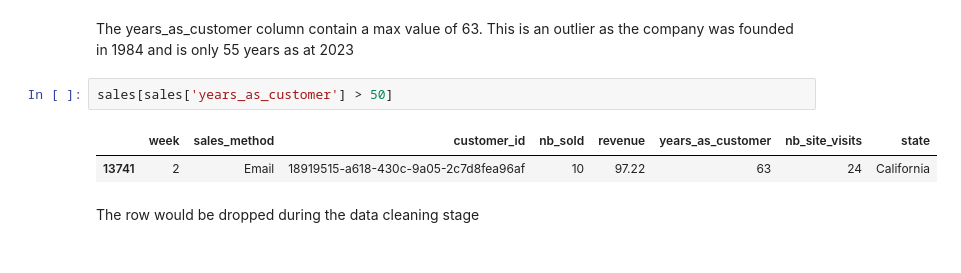
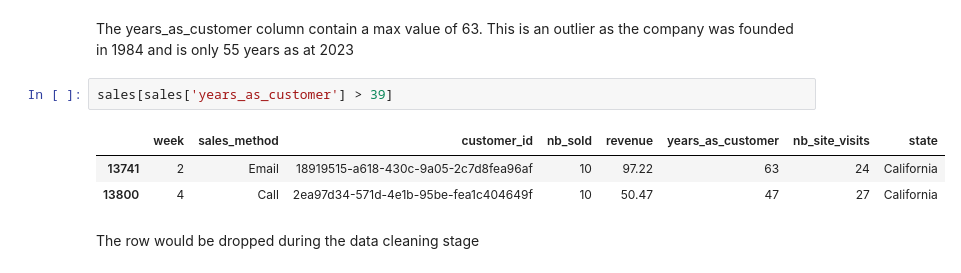
Before and after one commit to joshuaati/pens_and_printers_analysis, a Jupyter notebook: notebook_slides_2.ipynb, the cells around one changed output. Saved outputs shown, nothing was run; the diff lists cells and outputs as text.

```diff
--- a/notebook_slides_2.ipynb
+++ b/notebook_slides_2.ipynb
@@ -99,10 +99,11 @@ sales.describe()
 # %% [markdown]
 The years_as_customer column contain a max value of 63. This is an outlier as the company was founded in 1984 and is only 55 years as at 2023
 # %%
-sales[sales['years_as_customer'] > 50]
+sales[sales['years_as_customer'] > 39]
 # %% [output]
 |  | week | sales_method | customer_id | nb_sold | revenue | years_as_customer | nb_site_visits | state |
 | 13741 | 2 | Email | 18919515-a618-430c-9a05-2c7d8fea96af | 10 | 97.22 | 63 | 24 | California |
+| 13800 | 4 | Call | 2ea97d34-571d-4e1b-95be-fea1c404649f | 10 | 50.47 | 47 | 27 | California |
 # %% [markdown]
 The row would be dropped during the data cleaning stage
 # %%
```
Also changed, not shown: parts of 10 cells of this notebook, 2 other files.
